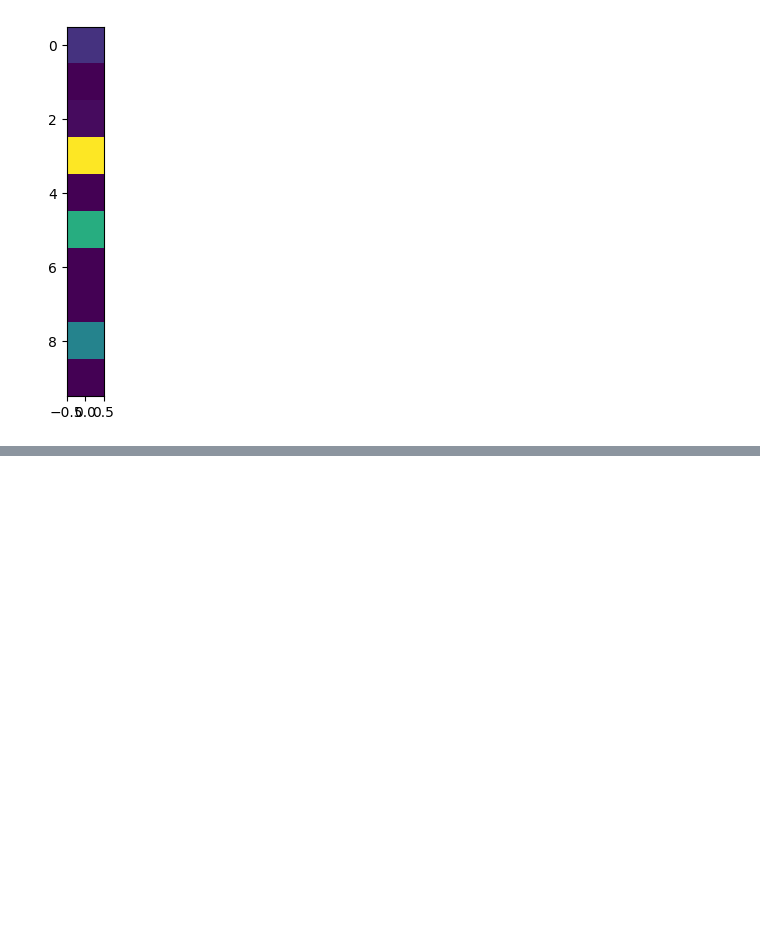
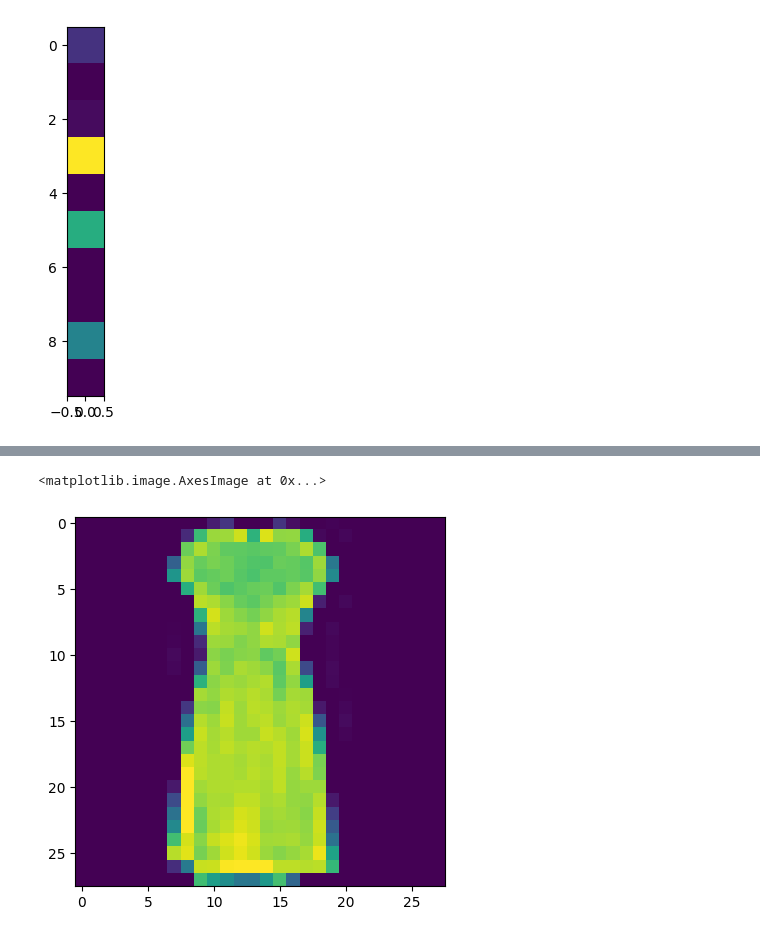
Before and after one commit to stanleytheli/mini-ml, a Jupyter notebook: src/convolution_tests.ipynb, the cells around one changed output, grey strips where cells are left out. Cells and saved outputs as stored; diff of their text form; code cells hidden in the pictures; blank space fills up the shorter version.

```diff
--- a/src/convolution_tests.ipynb
+++ b/src/convolution_tests.ipynb
@@ -256,0 +278,5 @@ plt.imshow(net.feedforward(np.array([linear_combo])))
+# %%
+plt.imshow(train_fmnist[10][0])
+# %% [output]
+<matplotlib.image.AxesImage at 0x...>
+[figure, added]
```
Also changed, not shown: parts of 12 cells of this notebook, 2 other files.
